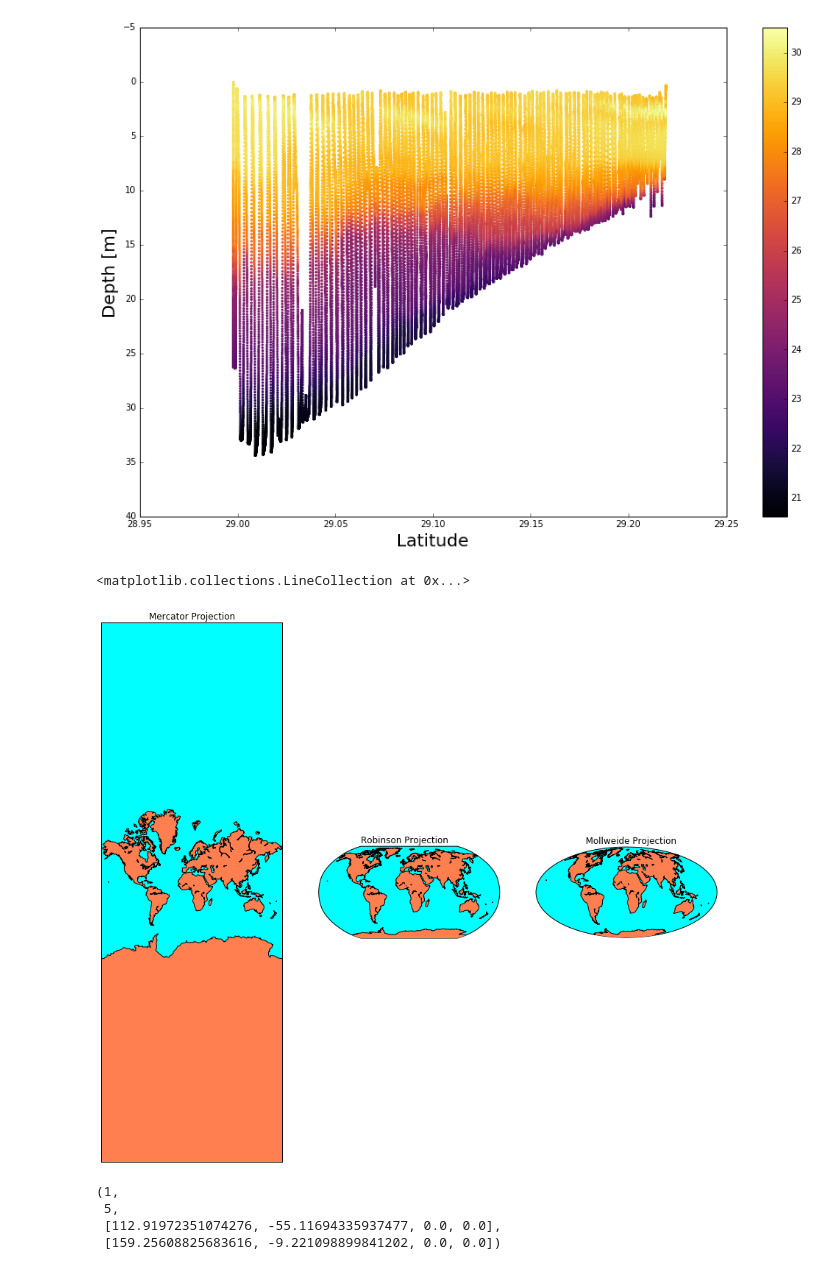
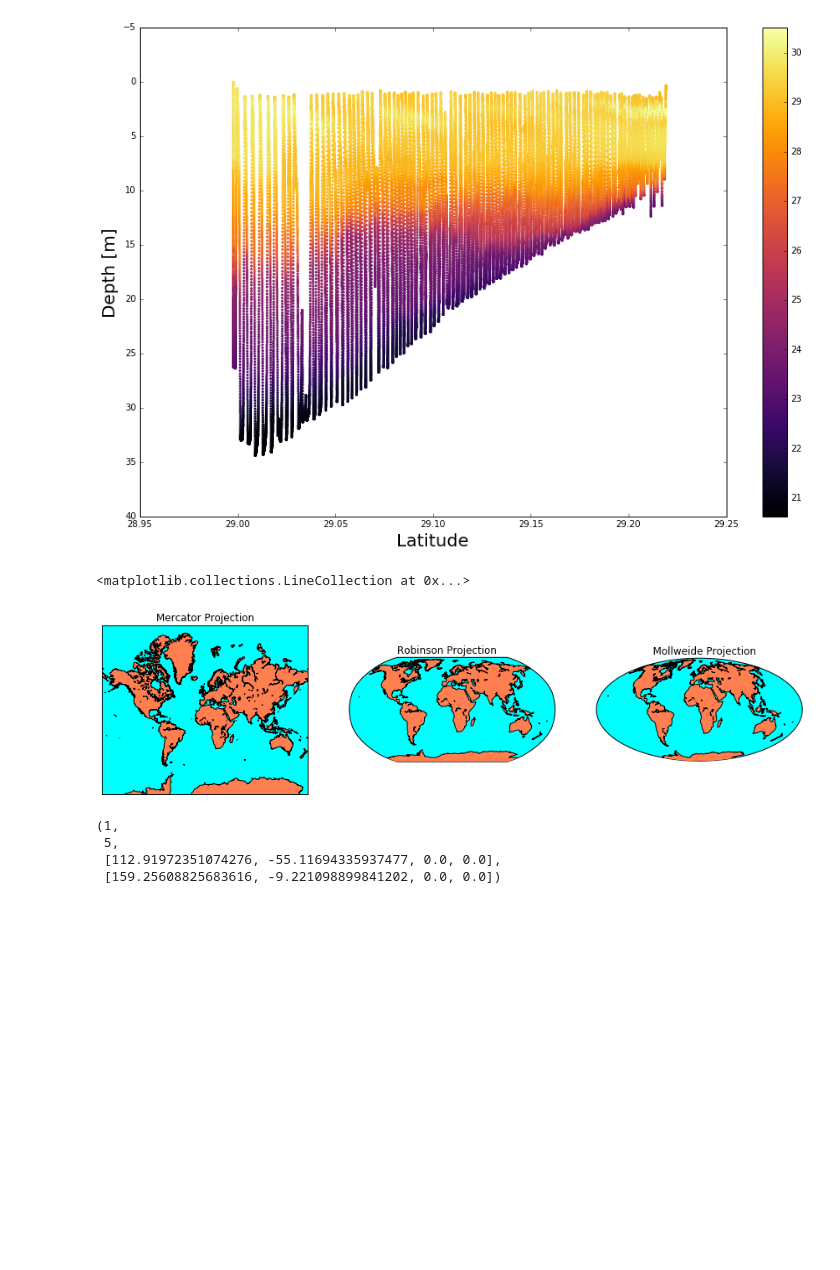
Before and after one commit to eglewis/OCNG-689-HW, a Jupyter notebook: HW05.ipynb, the cells around one changed output. Saved outputs shown, nothing was run; the diff lists cells and outputs as text; code cells hidden in the pictures; blank space fills up the shorter version.

```diff
--- a/HW05.ipynb
+++ b/HW05.ipynb
@@ -169,35 +195,35 @@ cbar = plt.colorbar(plot)
 # 4 Area of Greenland and Australia in different projections
 from mpl_toolkits.basemap import Basemap
 # Mercator, Robinson, and Mollweide
 
 fig = plt.figure(figsize = (15,20))
 
 ax = fig.add_subplot(131)
 ax.set_title("Mercator Projection")
-merc = Basemap(projection='merc', lon_0 = 10, lat_0 = 50)
+merc = Basemap(projection='merc', llcrnrlat=-75, urcrnrlat=85, llcrnrlon=-180, urcrnrlon=180, resolution='l')
 
 merc.drawmapboundary(fill_color='aqua')
 merc.fillcontinents(color='coral',lake_color='aqua')
 merc.drawcoastlines()
 
 ax = fig.add_subplot(132)
 ax.set_title("Robinson Projection   ")
 robin = Basemap(projection='robin', lon_0 = 10, lat_0 = 50)
 
 robin.drawmapboundary(fill_color='aqua')
 robin.fillcontinents(color='coral',lake_color='aqua')
 robin.drawcoastlines()
 
 ax = fig.add_subplot(133)
 ax.set_title("   Mollweide Projection")
 moll = Basemap(projection='moll', lon_0 = 10, lat_0 = 50)
 
 moll.drawmapboundary(fill_color='aqua')
 moll.fillcontinents(color='coral',lake_color='aqua')
 moll.drawcoastlines()
 # %% [output]
 <matplotlib.collections.LineCollection at 0x...>
-[figure, old version]
+[figure, new version]
 # %%
 m.readshapefile('../python4geosciences/data/GRL_adm_shp/GRL_adm0', 'greenland', drawbounds=False)
 m.readshapefile('../python4geosciences/data/AUS_adm_shp/AUS_adm0', 'australia', drawbounds=False)
```
Also changed, not shown: parts of 5 cells of this notebook, 3 other files.
